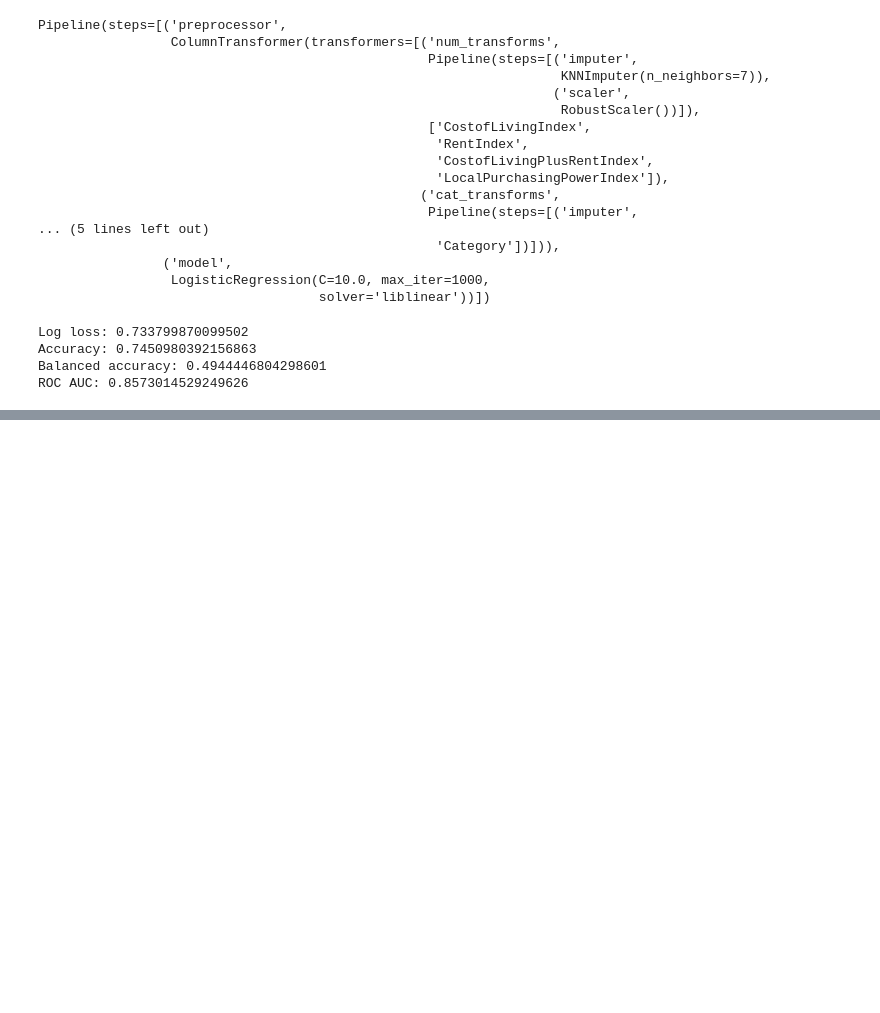
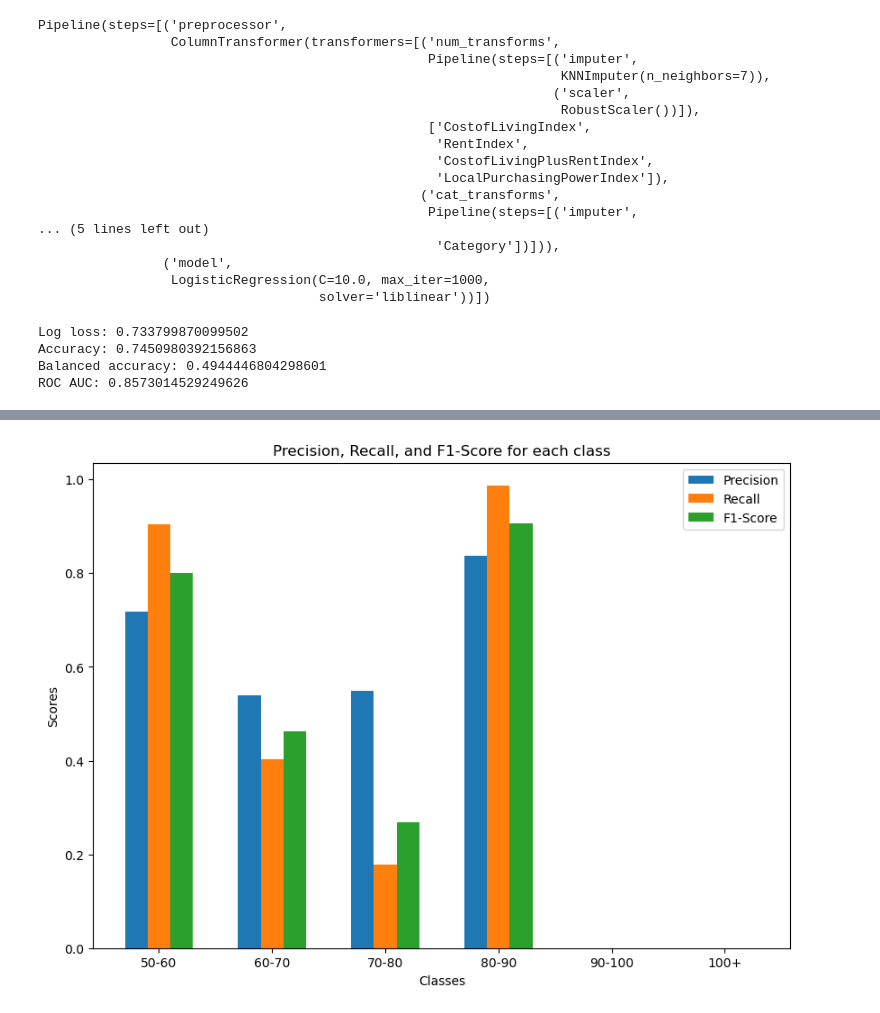
Before and after one commit to benjso/team_project-2, a Jupyter notebook: src/melih_pipeline_randomForest.ipynb, the cells around one changed output, grey strips where cells are left out. Cells and saved outputs as stored; diff of their text form; code cells hidden in the pictures; blank space fills up the shorter version.

```diff
--- a/src/melih_pipeline_randomForest.ipynb
+++ b/src/melih_pipeline_randomForest.ipynb
@@ -281,0 +377,23 @@ ROC AUC: 0.8573014529249626
+# %%
+from sklearn.metrics import precision_score, recall_score, f1_score
+
+# Compute precision, recall, and F1-score for all classes
+precision = precision_score(y_test, y_pred, labels=class_names, average=None, zero_division=0)
+recall = recall_score(y_test, y_pred, labels=class_names, average=None, zero_division=0)
+f1 = f1_score(y_test, y_pred, labels=class_names, average=None, zero_division=0)
+
+x = np.arange(len(class_names))
+
+plt.figure(figsize=(10, 7))
+plt.bar(x - 0.2, precision, 0.2, label='Precision')
+plt.bar(x, recall, 0.2, label='Recall')
+plt.bar(x + 0.2, f1, 0.2, label='F1-Score')
+
+plt.xlabel('Classes')
+plt.ylabel('Scores')
+plt.title('Precision, Recall, and F1-Score for each class')
+plt.xticks(x, class_names)
+plt.legend(loc='best')
+plt.show()
+# %% [output]
+[figure, added]
```
Also changed, not shown: parts of 5 cells of this notebook.
